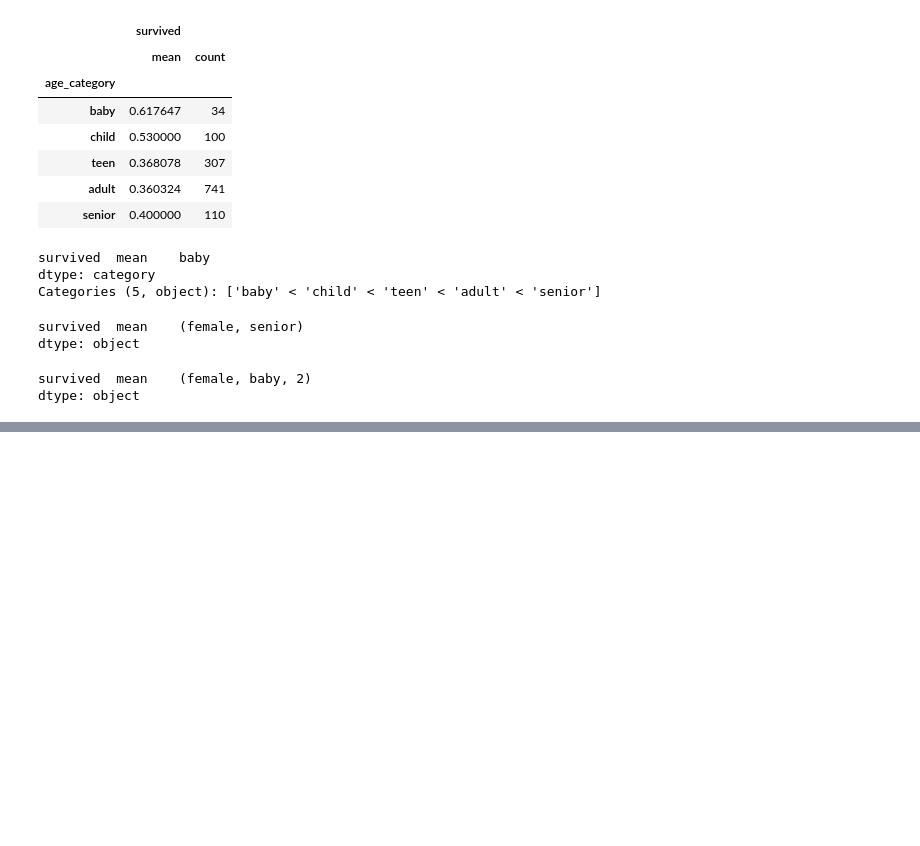
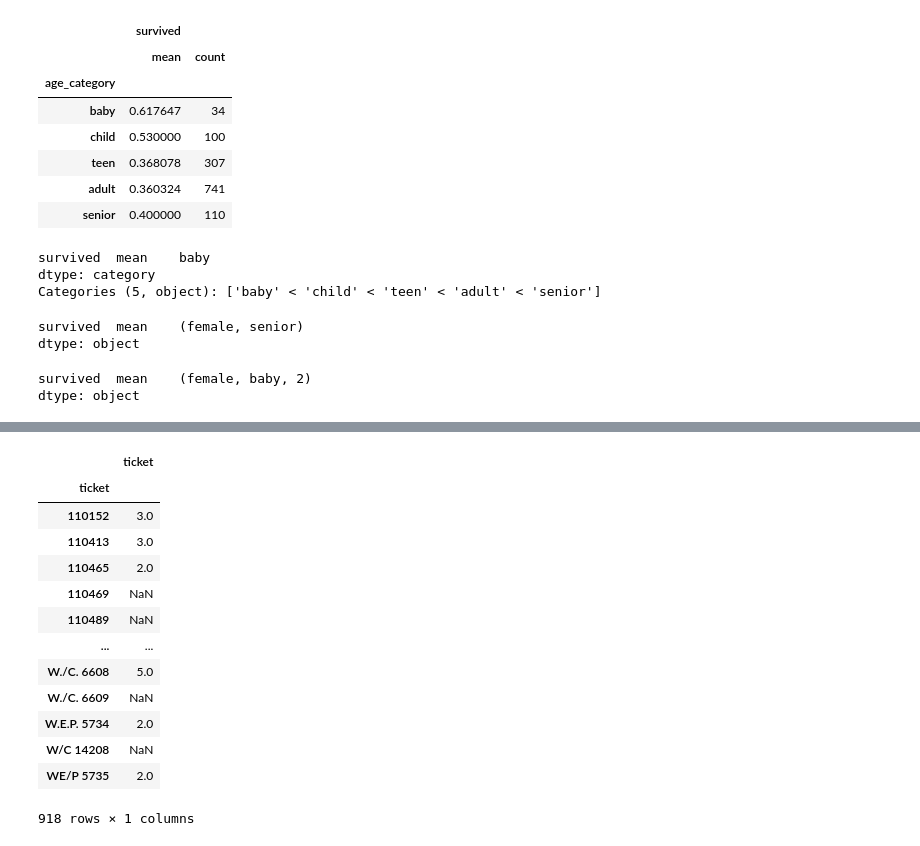
Before and after one commit to NotOnlyGeeks/LearnPandas, a Jupyter notebook: pandas2.ipynb, the cells around one changed output, grey strips where cells are left out. Drawn from its saved outputs; the diff is of its cells as text; code cells hidden in the pictures; blank space fills up the shorter version.

```diff
--- a/pandas2.ipynb
+++ b/pandas2.ipynb
@@ -788,0 +780,19 @@ grp_obj = df2.groupby("Family_ID")
+# %%
+gp_obj = df.groupby(['ticket'])
+c_df = gp_obj[['ticket']].count()
+c_df[c_df>1]
+# %% [output]
+|  | ticket |
+| ticket |  |
+| 110152 | 3.0 |
+| 110413 | 3.0 |
+| 110465 | 2.0 |
+| 110469 | NaN |
+| 110489 | NaN |
+| ... | ... |
+| W./C. 6608 | 5.0 |
+| W./C. 6609 | NaN |
+| W.E.P. 5734 | 2.0 |
+| W/C 14208 | NaN |
+| WE/P 5735 | 2.0 |
+918 rows × 1 columns
```
Also changed, not shown: parts of 2 cells of this notebook, 2 other files.
